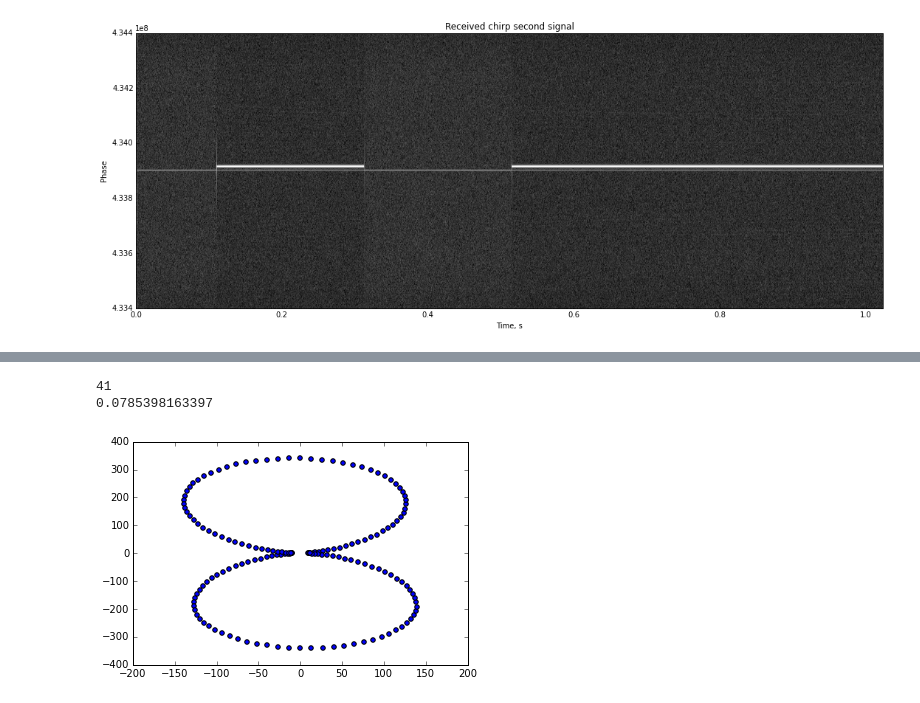
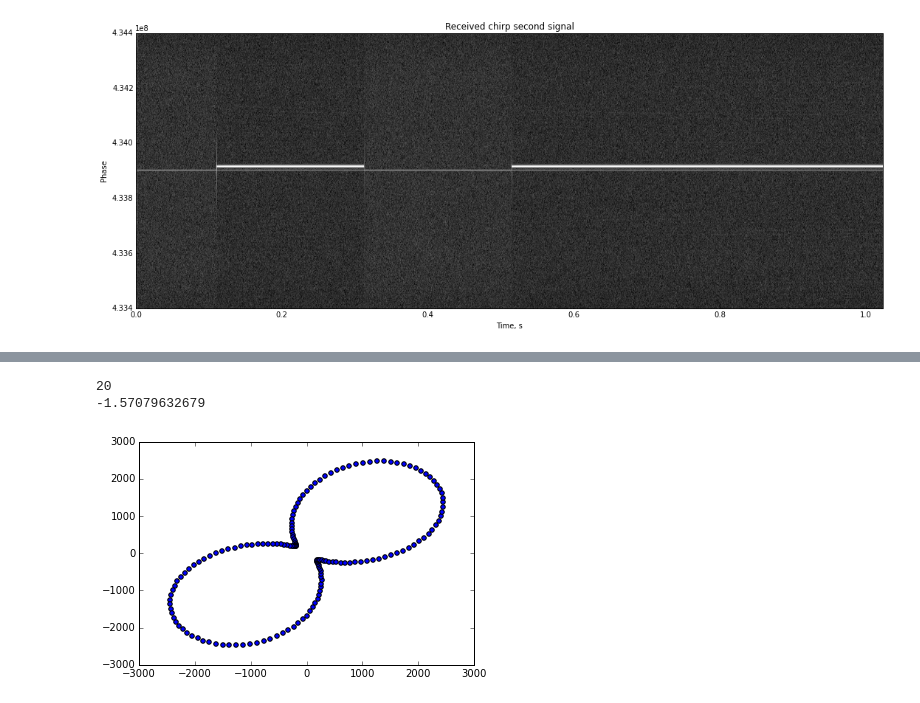
Before and after one commit to auroracramer/phasedarraylocalization, a Jupyter notebook: Lucine_Testing_SDR_Sampling.ipynb, the cells around one changed output, grey strips where cells are left out. Saved outputs shown, nothing was run; the diff lists cells and outputs as text; code cells hidden in the pictures.

```diff
--- a/Lucine_Testing_SDR_Sampling.ipynb
+++ b/Lucine_Testing_SDR_Sampling.ipynb
@@ -540,5 +569,12 @@ Trial 1:
 # %%
-trials = np.array([-0.675130721483,1.74306447946, 2.62573503081, -2.62830150709, 1.56179131164])
+# with pure tone
+# trials = np.array([-0.675130721483,1.74306447946, 2.62573503081, -2.62830150709, 1.56179131164])
+# # phase_offset_test = np.median(trials)
+# phase_offset_test = np.mean(trials)
+# print phase_offset_test
+
+#with barker
+trials = np.array([-0.680290910742, 1.69376300062, -1.34975964004])
 # phase_offset_test = np.median(trials)
 phase_offset_test = np.mean(trials)
 print phase_offset_test
@@ -566,12 +602,12 @@ print np.angle(phase_sweep[ind]) - phase_offset
 # %%
 # sweep_angle(y0[delay:], y1[:-delay], phase_offset)
 # sweep_angle(y0[:delay], y1[-delay:], phase_offset) #negative delay
-# sweep_angle(filt_y0[filt_delay:], filt_y1[:-filt_delay], phase_offset)
-sweep_angle(filt_y0[:filt_delay], filt_y1[-filt_delay:], phase_offset) #negative delay
+sweep_angle(filt_y0[filt_delay:], filt_y1[:-filt_delay], phase_offset_test)
+# sweep_angle(filt_y0[:filt_delay], filt_y1[-filt_delay:], phase_offset) #negative delay
 # %% [output]
-41
-0.0785398163397
+20
+-1.57079632679
-[figure, old version]
+[figure, new version]
 # %%
 def sweep_angle(y0, y1, offset, step_size=1/80):
     phase_sweep = np.arange(-0.5,0.5,step_size) * 2 * pi
```
Also changed, not shown: parts of 8 cells of this notebook.
